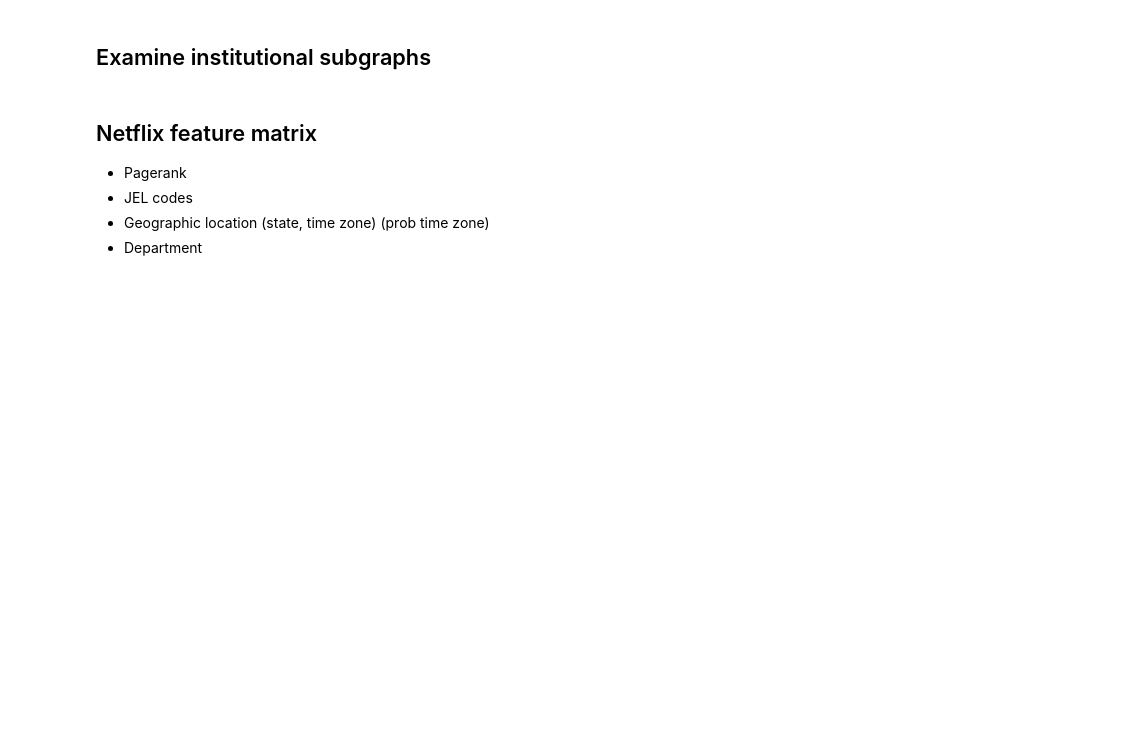
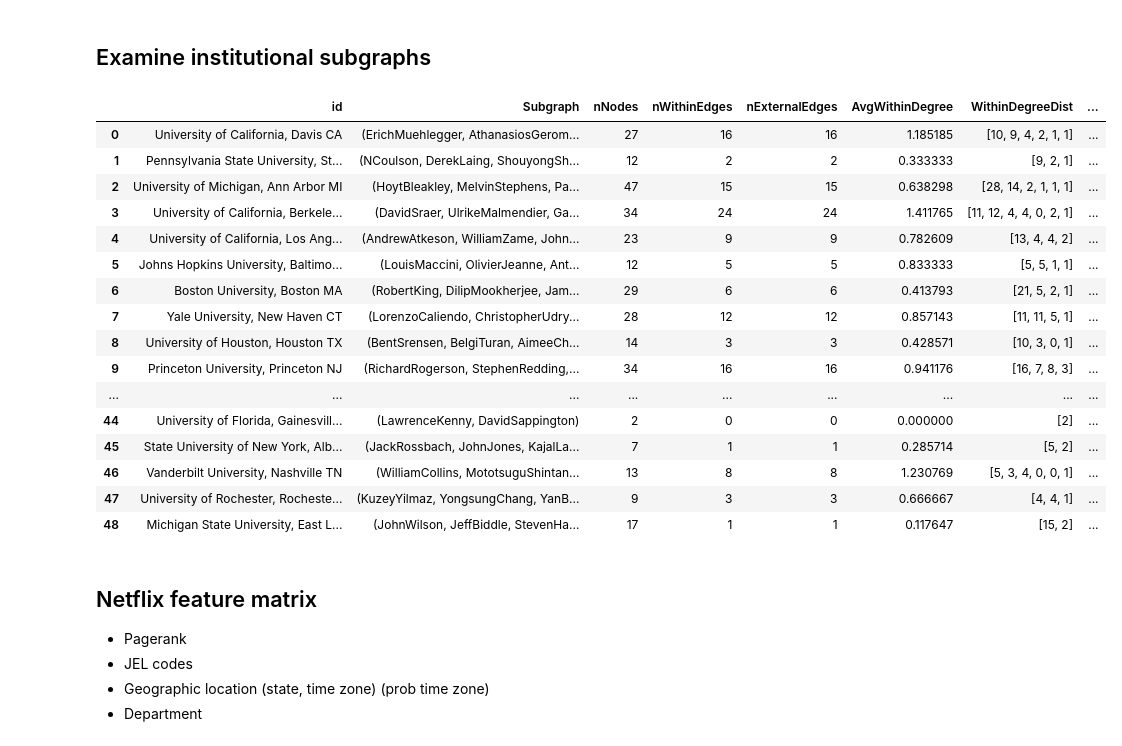
Before and after one commit to emoszkowski/EconIdeaNetwork, a Jupyter notebook: src/NBER_graph_analysis.ipynb, the cells around one changed output. Cells and saved outputs as stored; diff of their text form; code cells hidden in the pictures; blank space fills up the shorter version.

```diff
--- a/src/NBER_graph_analysis.ipynb
+++ b/src/NBER_graph_analysis.ipynb
@@ -152,6 +61,10 @@ def summGraphList(kind, entries, subgraphList, graph):
 
     df['Subgraph']  = df.id.apply(lambda x: subgraphList[x])
     df['nNodes'] = df.Subgraph.apply(lambda x: len(x.nodes()))
+
+    # Drop empty entries
+    df = df[df.nNodes != 0]
+
     df['nWithinEdges'] = df.Subgraph.apply(lambda x: len(x.edges()))
     df['nExternalEdges'] = df.Subgraph.apply(lambda x: len(x.edges()))
 
@@ -159,8 +72,7 @@ def summGraphList(kind, entries, subgraphList, graph):
     df['AvgWithinDegree'] = df.Subgraph.apply(lambda x: \
                                          np.mean(nx.degree(x, x.nodes()).values()))
 
-
-    df['WithinDegreeDist'] = df.Subgraph.apply(lambda x: nx.degree_histogram(x))
+    df['WithinDegreeDist'] = df.Subgraph.apply(lambda x: getWithinDegreeDist(x))
     df['WithinDegreeSkewness'] = df.WithinDegreeDist.apply(lambda x: stats.skew(x))
 
     # avg degree outside the department
@@ -168,9 +80,6 @@ def summGraphList(kind, entries, subgraphList, graph):
 
     df['ExternalDegreeDist'] = df.Subgraph.apply(lambda x: getExternalDegreeDist(x, graph))
     df['ExternalDegreeSkewness'] = df.ExternalDegreeDist.apply(lambda x: stats.skew(x))
-
-    # Drop empty entries
-    df = df[df.nNodes != 0]
 
     # Summary stats for connected components
     df['nConnectedComponents'] = df.Subgraph.apply(lambda x: \
@@ -184,15 +93,21 @@ def summGraphList(kind, entries, subgraphList, graph):
     # df['BetweennessDist'] = df.Graph.apply(lambda x: nx.betweenness_centrality(x))
 
     # clustering coefficients
-    df['clusteringCoeff'] = df.Subgraph.apply(lambda x: average_clustering(x))
+    df['clusteringCoeff'] = df.Subgraph.apply(lambda x: nx.average_clustering(x))
 
     # rename id column
     df.rename(columns={'id': kind})
 
     # export to latex
-    text = df.to_latex()
-    fn = sprintf('../save/%s_summtable', kind)
+    all_cols     = df.columns
+    exclude_cols = ['Subgraph','WithinDegreeDist','ExternalDegreeDist']
+    export_cols  = list(set(all_cols) - set(exclude_cols))
+
+    text = df[export_cols].to_latex(longtable = True, float_format=lambda x: "%.3f" % x)
+    fn = "../save/%s_summtable.tex" % kind
     f = open(fn, 'w')
+    f.write(text)
+    f.close()
     return df
 # %% [markdown]
 ## Examine JEL subgraphs
@@ -239,10 +149,12 @@ jelGraphs['A']
 # %% [markdown]
 ## Examine institutional subgraphs
+# %%
+authDept = pd.read_csv('../save/authors_departments.csv', delimiter='|')
 # %%
 # Get list of NBER authors corresponding to Institution
 
 instGraphs = {}
-insts = department.Institution.unique()
+insts = authDept.Institution.unique()
 
 # save coauthorship network for each institution
 for currInst in insts:
@@ -275,3 +164,26 @@ instDf['MaxSizeCC'] = instDf.Graph.apply(lambda x: \
+# %%
+# Summarize Institutional Graphs
+sumInsts = summGraphList('Institution', insts, instGraphs, G)
+# %%
+sumInsts
+# %% [output]
+|  | id | Subgraph | nNodes | nWithinEdges | nExternalEdges | AvgWithinDegree | WithinDegreeDist | ... |
+| 0 | University of California, Davis CA | (ErichMuehlegger, AthanasiosGerom... | 27 | 16 | 16 | 1.185185 | [10, 9, 4, 2, 1, 1] | ... |
+| 1 | Pennsylvania State University, St... | (NCoulson, DerekLaing, ShouyongSh... | 12 | 2 | 2 | 0.333333 | [9, 2, 1] | ... |
+| 2 | University of Michigan, Ann Arbor MI | (HoytBleakley, MelvinStephens, Pa... | 47 | 15 | 15 | 0.638298 | [28, 14, 2, 1, 1, 1] | ... |
+| 3 | University of California, Berkele... | (DavidSraer, UlrikeMalmendier, Ga... | 34 | 24 | 24 | 1.411765 | [11, 12, 4, 4, 0, 2, 1] | ... |
+| 4 | University of California, Los Ang... | (AndrewAtkeson, WilliamZame, John... | 23 | 9 | 9 | 0.782609 | [13, 4, 4, 2] | ... |
+| 5 | Johns Hopkins University, Baltimo... | (LouisMaccini, OlivierJeanne, Ant... | 12 | 5 | 5 | 0.833333 | [5, 5, 1, 1] | ... |
+| 6 | Boston University, Boston MA | (RobertKing, DilipMookherjee, Jam... | 29 | 6 | 6 | 0.413793 | [21, 5, 2, 1] | ... |
+| 7 | Yale University, New Haven CT | (LorenzoCaliendo, ChristopherUdry... | 28 | 12 | 12 | 0.857143 | [11, 11, 5, 1] | ... |
+| 8 | University of Houston, Houston TX | (BentSrensen, BelgiTuran, AimeeCh... | 14 | 3 | 3 | 0.428571 | [10, 3, 0, 1] | ... |
+| 9 | Princeton University, Princeton NJ | (RichardRogerson, StephenRedding,... | 34 | 16 | 16 | 0.941176 | [16, 7, 8, 3] | ... |
+| ... | ... | ... | ... | ... | ... | ... | ... | ... |
+| 44 | University of Florida, Gainesvill... | (LawrenceKenny, DavidSappington) | 2 | 0 | 0 | 0.000000 | [2] | ... |
+| 45 | State University of New York, Alb... | (JackRossbach, JohnJones, KajalLa... | 7 | 1 | 1 | 0.285714 | [5, 2] | ... |
+| 46 | Vanderbilt University, Nashville TN | (WilliamCollins, MototsuguShintan... | 13 | 8 | 8 | 1.230769 | [5, 3, 4, 0, 0, 1] | ... |
+| 47 | University of Rochester, Rocheste... | (KuzeyYilmaz, YongsungChang, YanB... | 9 | 3 | 3 | 0.666667 | [4, 4, 1] | ... |
+| 48 | Michigan State University, East L... | (JohnWilson, JeffBiddle, StevenHa... | 17 | 1 | 1 | 0.117647 | [15, 2] | ... |
 # %%
 NBERPapers = pd.read_csv('../save/NBER_Paper_Info.1.csv', delimiter='|')
 # %% [markdown]
```
Also changed, not shown: parts of 26 cells of this notebook.
